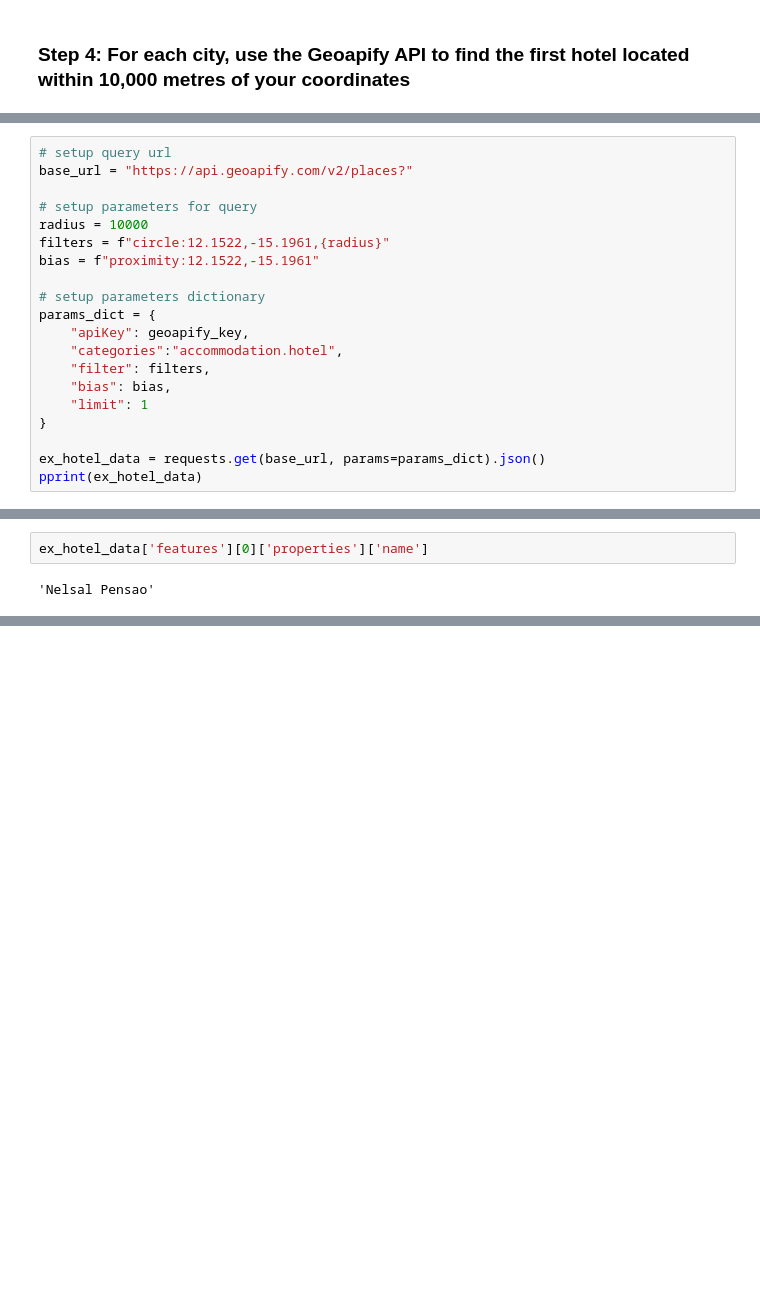
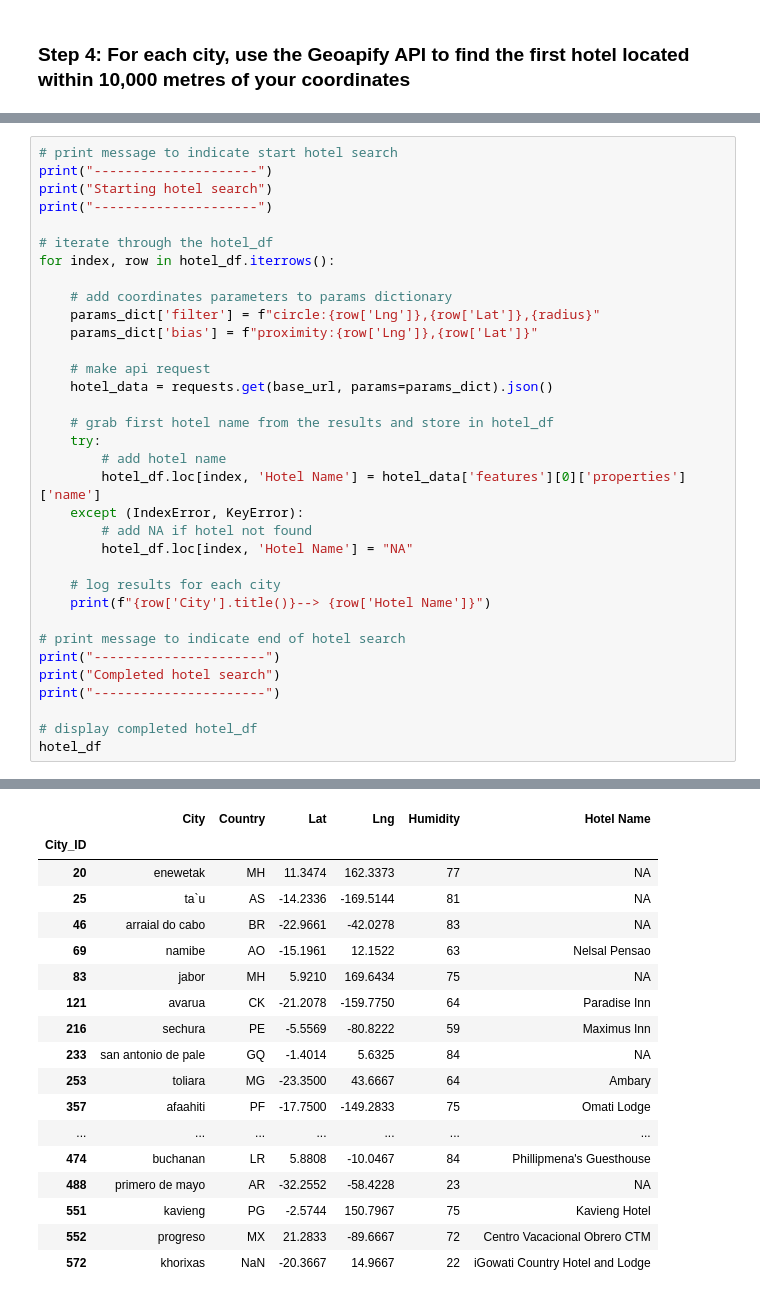
Before and after one commit to brianna-mitri/python-api-challenge, a Jupyter notebook: WeatherPy/VacationPy.ipynb, the cells around one changed output, grey strips where cells are left out. Saved outputs shown, nothing was run; the diff lists cells and outputs as text; blank space fills up the shorter version.

Commit message:
Used Geoapify to get nearest hotel for each city within range

```diff
--- a/WeatherPy/VacationPy.ipynb
+++ b/WeatherPy/VacationPy.ipynb
@@ -120,21 +117 @@ params_dict = {
 }
-# %%
-# setup query url
-base_url = "https://api.geoapify.com/v2/places?"
-
-# setup parameters for query
-radius = 10000
-filters = f"circle:12.1522,-15.1961,{radius}"
-bias = f"proximity:12.1522,-15.1961"
-
-# setup parameters dictionary
-params_dict = {
-    "apiKey": geoapify_key,
-    "categories":"accommodation.hotel",
-    "filter": filters,
-    "bias": bias,
-    "limit": 1
-}
-
-ex_hotel_data = requests.get(base_url, params=params_dict).json()
-pprint(ex_hotel_data)
@@ -159,4 +118,35 @@ pprint(ex_hotel_data)
-# %%
-ex_hotel_data['features'][0]['properties']['name']
-# %% [output]
-'Nelsal Pensao'
+# %%
+# print message to indicate start hotel search
+print("---------------------")
+print("Starting hotel search")
+print("---------------------")
+
+# iterate through the hotel_df
+for index, row in hotel_df.iterrows():
+
+    # add coordinates parameters to params dictionary
+    params_dict['filter'] = f"circle:{row['Lng']},{row['Lat']},{radius}"
+    params_dict['bias'] = f"proximity:{row['Lng']},{row['Lat']}"
+
+    # make api request
+    hotel_data = requests.get(base_url, params=params_dict).json()
+
+    # grab first hotel name from the results and store in hotel_df
+    try:
+        # add hotel name
+        hotel_df.loc[index, 'Hotel Name'] = hotel_data['features'][0]['properties']['name']
+    except (IndexError, KeyError):
+        # add NA if hotel not found
+        hotel_df.loc[index, 'Hotel Name'] = "NA"
+
+    # log results for each city
+    print(f"{row['City'].title()}--> {row['Hotel Name']}")
+
+# print message to indicate end of hotel search
+print("----------------------")
+print("Completed hotel search")
+print("----------------------")
+
+# display completed hotel_df
+hotel_df
+# %% [output]
@@ -162,0 +170,18 @@ ex_hotel_data['features'][0]['properties']['name']
+|  | City | Country | Lat | Lng | Humidity | Hotel Name |
+| City_ID |  |  |  |  |  |  |
+| 20 | enewetak | MH | 11.3474 | 162.3373 | 77 | NA |
+| 25 | ta`u | AS | -14.2336 | -169.5144 | 81 | NA |
+| 46 | arraial do cabo | BR | -22.9661 | -42.0278 | 83 | NA |
+| 69 | namibe | AO | -15.1961 | 12.1522 | 63 | Nelsal Pensao |
+| 83 | jabor | MH | 5.9210 | 169.6434 | 75 | NA |
+| 121 | avarua | CK | -21.2078 | -159.7750 | 64 | Paradise Inn |
+| 216 | sechura | PE | -5.5569 | -80.8222 | 59 | Maximus Inn |
+| 233 | san antonio de pale | GQ | -1.4014 | 5.6325 | 84 | NA |
+| 253 | toliara | MG | -23.3500 | 43.6667 | 64 | Ambary |
+| 357 | afaahiti | PF | -17.7500 | -149.2833 | 75 | Omati Lodge |
+| ... | ... | ... | ... | ... | ... | ... |
+| 474 | buchanan | LR | 5.8808 | -10.0467 | 84 | Phillipmena's Guesthouse |
+| 488 | primero de mayo | AR | -32.2552 | -58.4228 | 23 | NA |
+| 551 | kavieng | PG | -2.5744 | 150.7967 | 75 | Kavieng Hotel |
+| 552 | progreso | MX | 21.2833 | -89.6667 | 72 | Centro Vacacional Obrero CTM |
+| 572 | khorixas | NaN | -20.3667 | 14.9667 | 22 | iGowati Country Hotel and Lodge |
```
Also changed, not shown: parts of 3 cells of this notebook.
